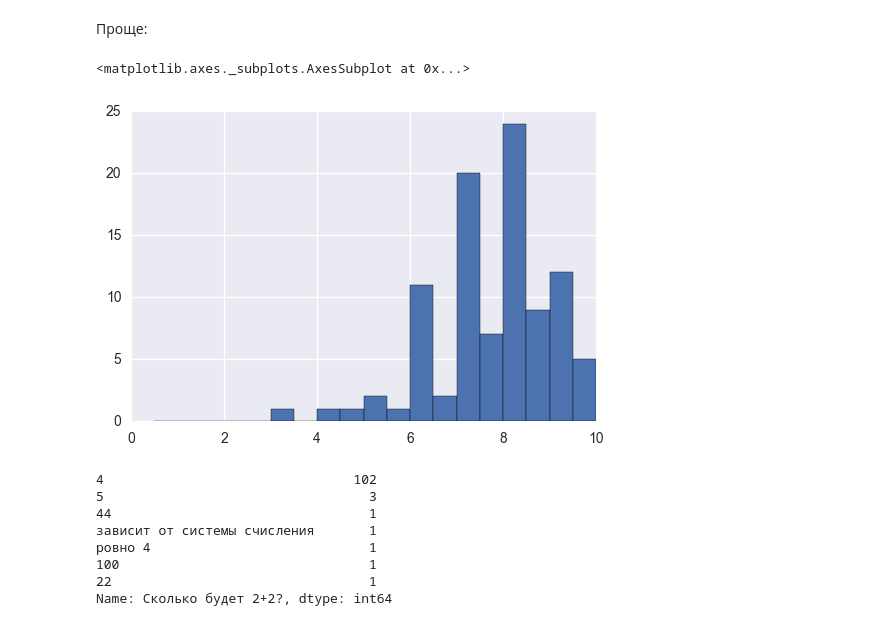
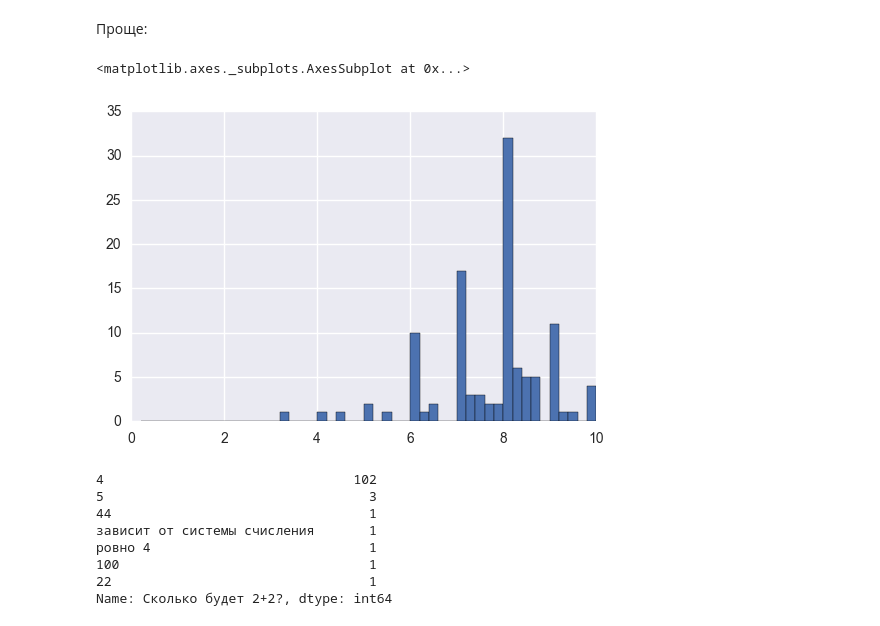
Before and after one commit to 1gnatov/ML_DM_HSE_minor, a Jupyter notebook: module2_data_analysis_notebooks/seminar02_pandas_visual/seminar02_practice_minor_poll.ipynb, the cells around one changed output. Drawn from its saved outputs; the diff is of its cells as text; code cells hidden in the pictures.

```diff
--- a/module2_data_analysis_notebooks/seminar02_pandas_visual/seminar02_practice_minor_poll.ipynb
+++ b/module2_data_analysis_notebooks/seminar02_pandas_visual/seminar02_practice_minor_poll.ipynb
@@ -115,10 +160,10 @@ fixed_GPA_data['GPA (Средний балл)'].std()
 # %% [markdown]
 Проще:
 # %%
-GPA.hist(bins=20, range=(0,10))
+GPA.hist(bins=50, range=(0,10))
 # %% [output]
 <matplotlib.axes._subplots.AxesSubplot at 0x...>
-[figure, old version]
+[figure, new version]
 # %%
 data["Сколько будет 2+2?"].value_counts()
 # %% [output]
```
Also changed, not shown: parts of 16 cells of this notebook, 4 other files.
